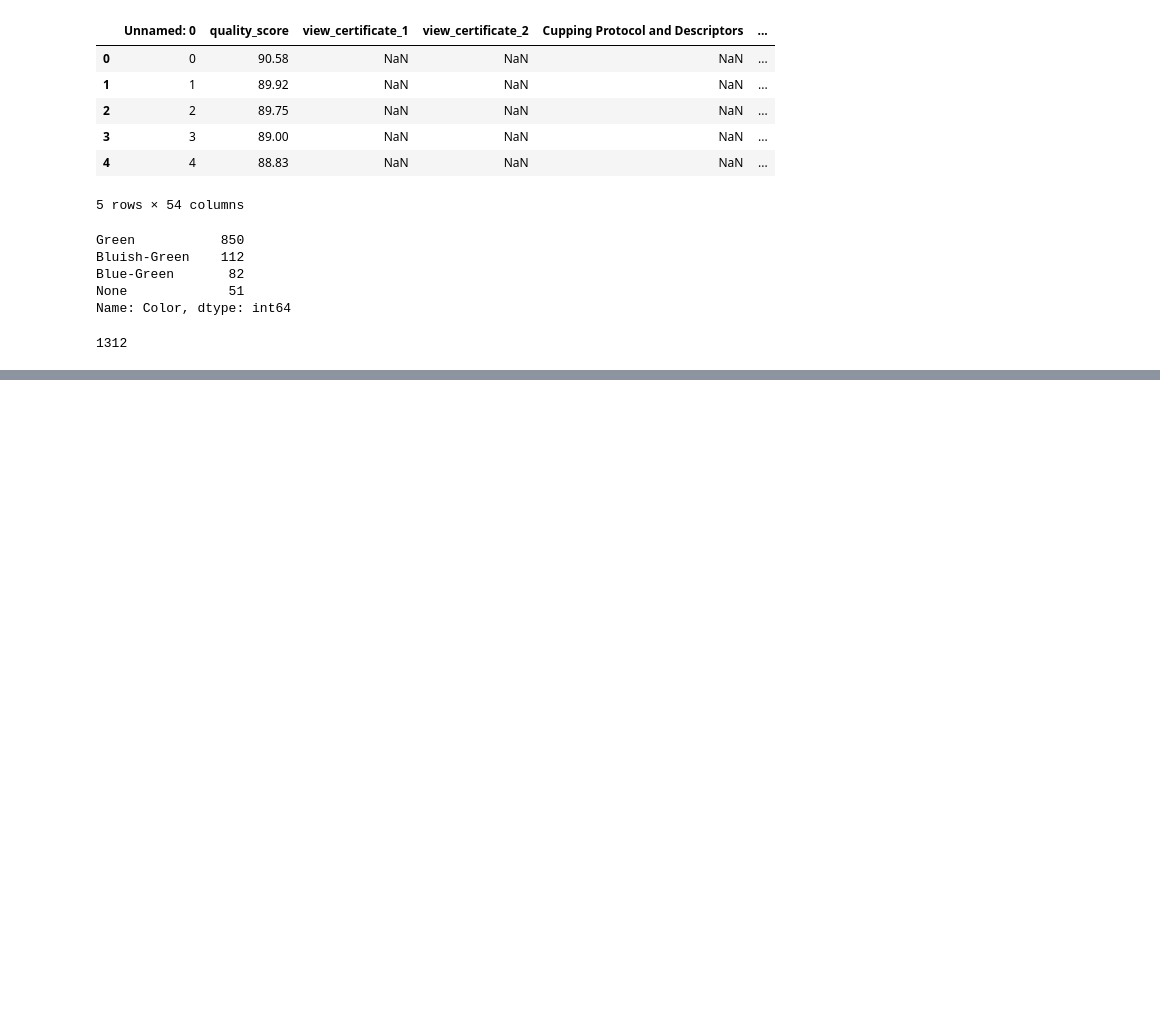
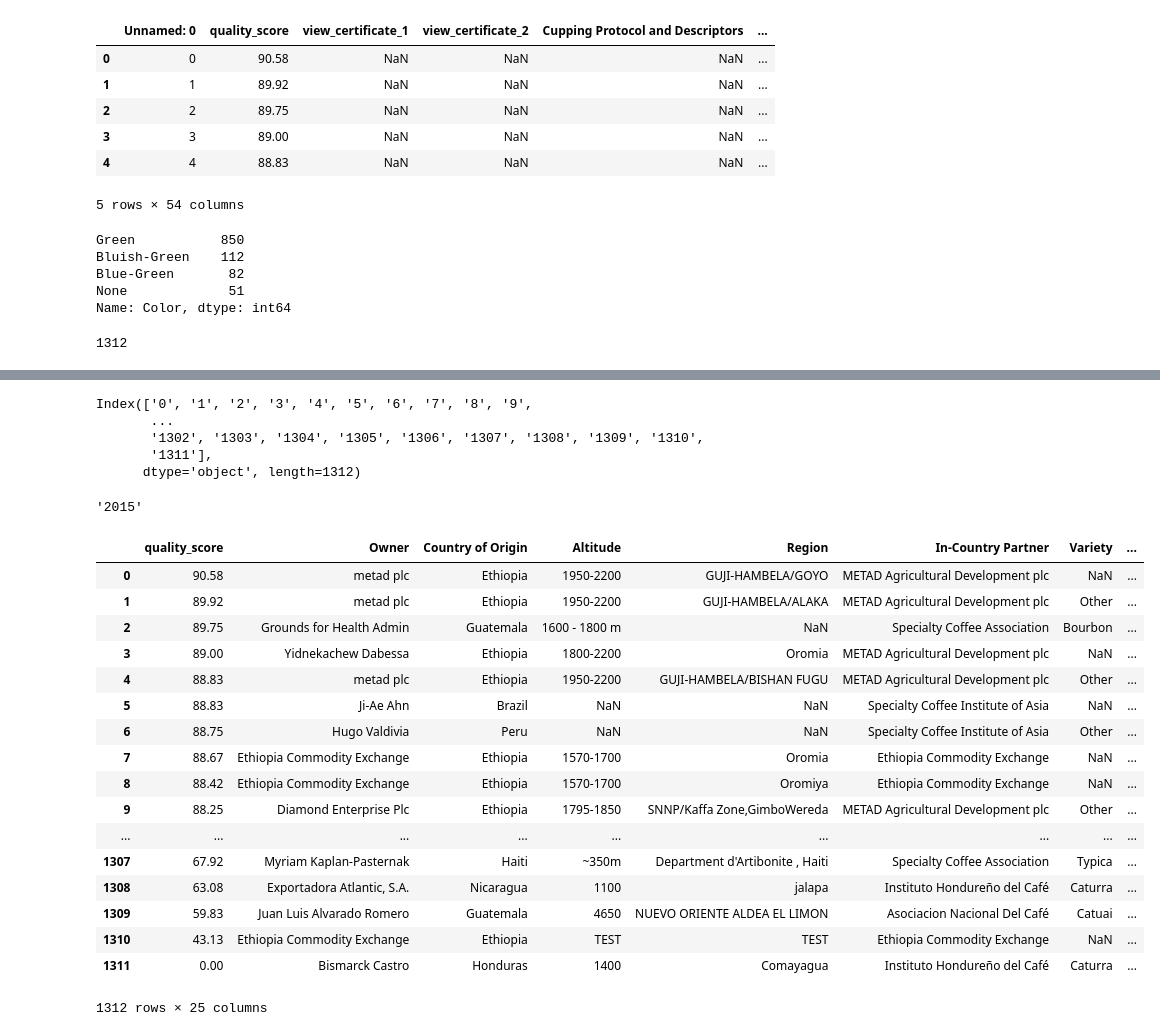
Before and after one commit to kahartman2/coffee_classification, a Jupyter notebook: clean_data.ipynb, the cells around one changed output, grey strips where cells are left out. Cells and saved outputs as stored; diff of their text form; code cells hidden in the pictures; blank space fills up the shorter version.

```diff
--- a/clean_data.ipynb
+++ b/clean_data.ipynb
@@ -210,0 +218,2 @@ Name: Altitude, dtype: object
+# %%
+price_df.index = price_df.index.map(str)
@@ -210,0 +231,3 @@ Name: Altitude, dtype: object
+# %%
+for i in range(0, 35):
+    price_df = price_df.rename(index={str(i): price_df.at[str(i), 'Calendar years']})
@@ -210,0 +277,40 @@ Name: Altitude, dtype: object
+# %%
+arabica_df.index
+# %% [output]
+Index(['0', '1', '2', '3', '4', '5', '6', '7', '8', '9',
+       ...
+       '1302', '1303', '1304', '1305', '1306', '1307', '1308', '1309', '1310',
+       '1311'],
+      dtype='object', length=1312)
+# %%
+arabica_df.at[str(1), 'year']
+# %% [output]
+'2015'
+# %%
+i = 0
+while i < 1312:
+    for row in arabica_df['Country of Origin']:
+        if row == 'Ethiopia':
+            arabica_df.set_value(str(i), 'Price', price_df.at['Ethiopia', arabica_df.at[str(i), 'year']])
+        i += 1
+# %%
+arabica_df
+# %% [output]
+|  | quality_score | Owner | Country of Origin | Altitude | Region | In-Country Partner | Variety | ... |
+| 0 | 90.58 | metad plc | Ethiopia | 1950-2200 | GUJI-HAMBELA/GOYO | METAD Agricultural Development plc | NaN | ... |
+| 1 | 89.92 | metad plc | Ethiopia | 1950-2200 | GUJI-HAMBELA/ALAKA | METAD Agricultural Development plc | Other | ... |
+| 2 | 89.75 | Grounds for Health Admin | Guatemala | 1600 - 1800 m | NaN | Specialty Coffee Association | Bourbon | ... |
+| 3 | 89.00 | Yidnekachew Dabessa | Ethiopia | 1800-2200 | Oromia | METAD Agricultural Development plc | NaN | ... |
+| 4 | 88.83 | metad plc | Ethiopia | 1950-2200 | GUJI-HAMBELA/BISHAN FUGU | METAD Agricultural Development plc | Other | ... |
+| 5 | 88.83 | Ji-Ae Ahn | Brazil | NaN | NaN | Specialty Coffee Institute of Asia | NaN | ... |
+| 6 | 88.75 | Hugo Valdivia | Peru | NaN | NaN | Specialty Coffee Institute of Asia | Other | ... |
+| 7 | 88.67 | Ethiopia Commodity Exchange | Ethiopia | 1570-1700 | Oromia | Ethiopia Commodity Exchange | NaN | ... |
+| 8 | 88.42 | Ethiopia Commodity Exchange | Ethiopia | 1570-1700 | Oromiya | Ethiopia Commodity Exchange | NaN | ... |
+| 9 | 88.25 | Diamond Enterprise Plc | Ethiopia | 1795-1850 | SNNP/Kaffa Zone,GimboWereda | METAD Agricultural Development plc | Other | ... |
+| ... | ... | ... | ... | ... | ... | ... | ... | ... |
+| 1307 | 67.92 | Myriam Kaplan-Pasternak | Haiti | ~350m | Department d'Artibonite , Haiti | Specialty Coffee Association | Typica | ... |
+| 1308 | 63.08 | Exportadora Atlantic, S.A. | Nicaragua | 1100 | jalapa | Instituto Hondureño del Café | Caturra | ... |
+| 1309 | 59.83 | Juan Luis Alvarado Romero | Guatemala | 4650 | NUEVO ORIENTE ALDEA EL LIMON | Asociacion Nacional Del Café | Catuai | ... |
+| 1310 | 43.13 | Ethiopia Commodity Exchange | Ethiopia | TEST | TEST | Ethiopia Commodity Exchange | NaN | ... |
+| 1311 | 0.00 | Bismarck Castro | Honduras | 1400 | Comayagua | Instituto Hondureño del Café | Caturra | ... |
+1312 rows × 25 columns
```
Also changed, not shown: parts of 25 cells of this notebook, 3 other files.
